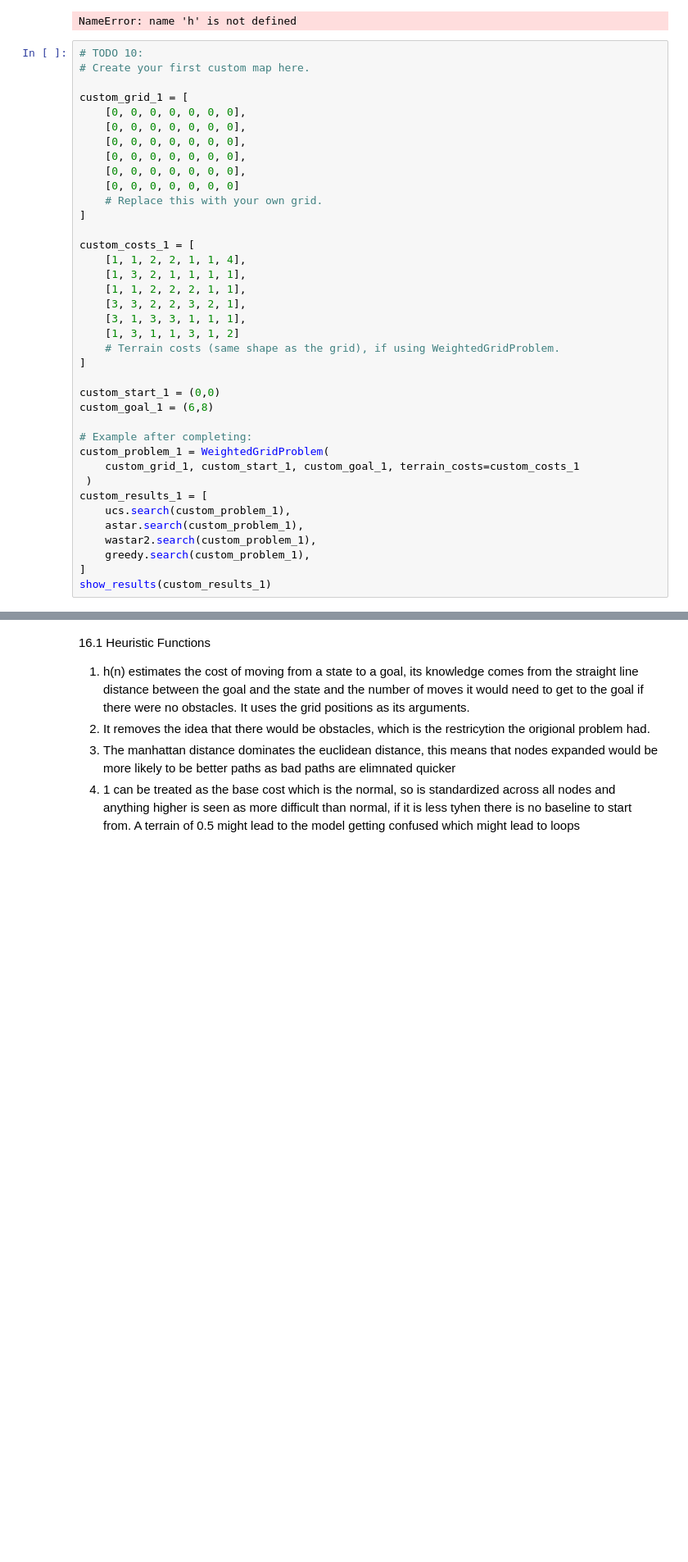
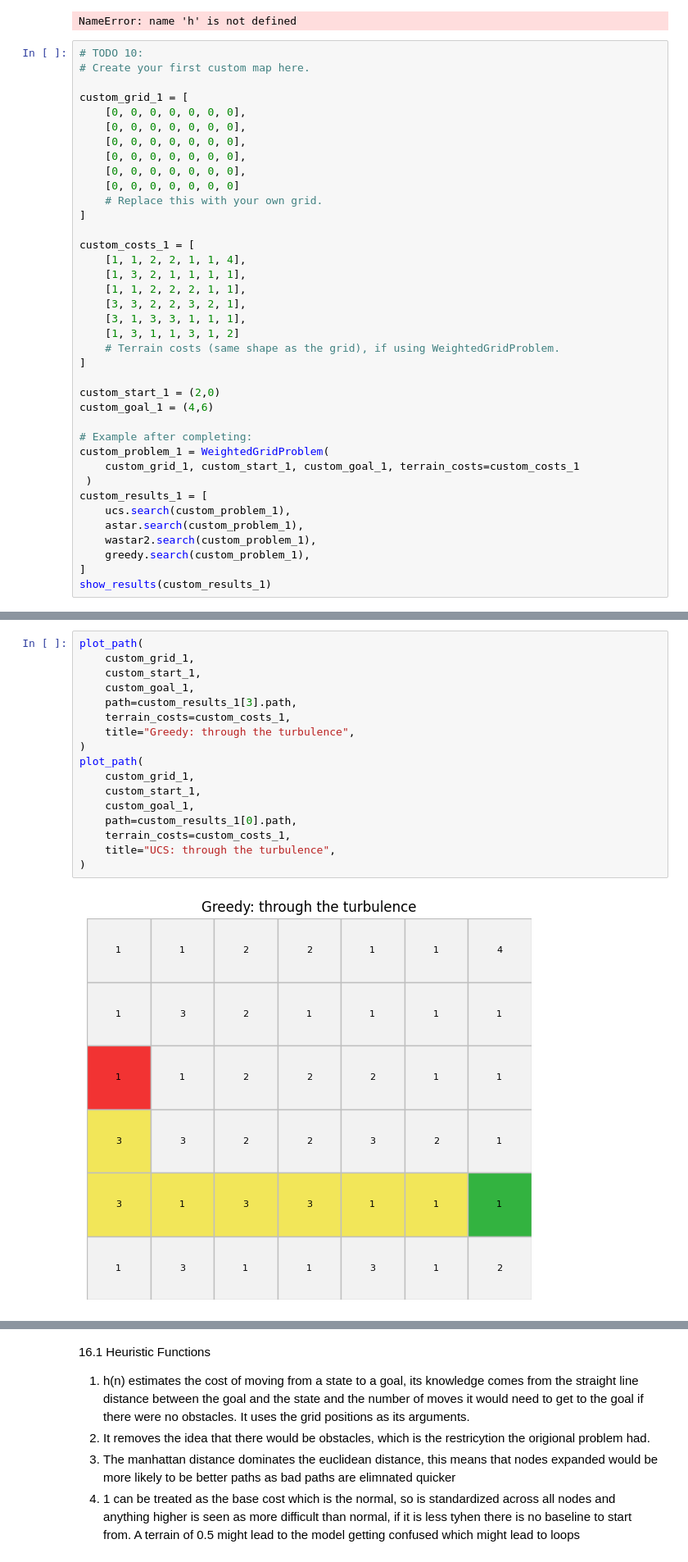
Before and after one commit to Ewurakua419/Ewurakua_Amoah_lab1_, a Jupyter notebook: Ewurakua_Amoah_Lab_1B.ipynb, the cells around one changed output, grey strips where cells are left out. Shown at 82% size. Saved outputs shown, nothing was run; the diff lists cells and outputs as text; blank space fills up the shorter version.

```diff
--- a/Ewurakua_Amoah_Lab_1B.ipynb
+++ b/Ewurakua_Amoah_Lab_1B.ipynb
@@ -833,8 +833,8 @@ custom_costs_1 = [
     # Terrain costs (same shape as the grid), if using WeightedGridProblem.
 ]
 
-custom_start_1 = (0,0)
-custom_goal_1 = (6,8)
+custom_start_1 = (2,0)
+custom_goal_1 = (4,6)
 
 # Example after completing:
 custom_problem_1 = WeightedGridProblem(
@@ -849,0 +856,19 @@ show_results(custom_results_1)
+# %%
+plot_path(
+    custom_grid_1,
+    custom_start_1,
+    custom_goal_1,
+    path=custom_results_1[3].path,
+    terrain_costs=custom_costs_1,
+    title="Greedy: through the turbulence",
+)
+plot_path(
+    custom_grid_1,
+    custom_start_1,
+    custom_goal_1,
+    path=custom_results_1[0].path,
+    terrain_costs=custom_costs_1,
+    title="UCS: through the turbulence",
+)
+# %% [output]
+[figure, added]
```
Also changed, not shown: parts of 4 cells of this notebook.
